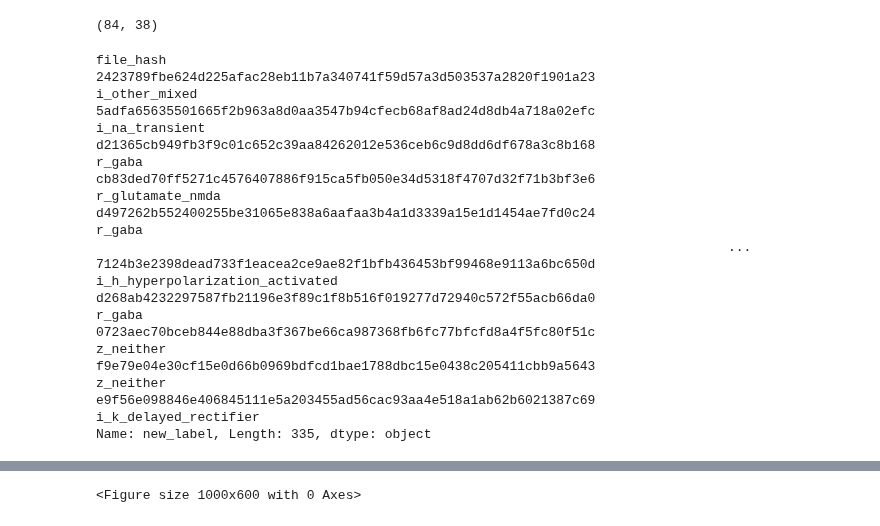
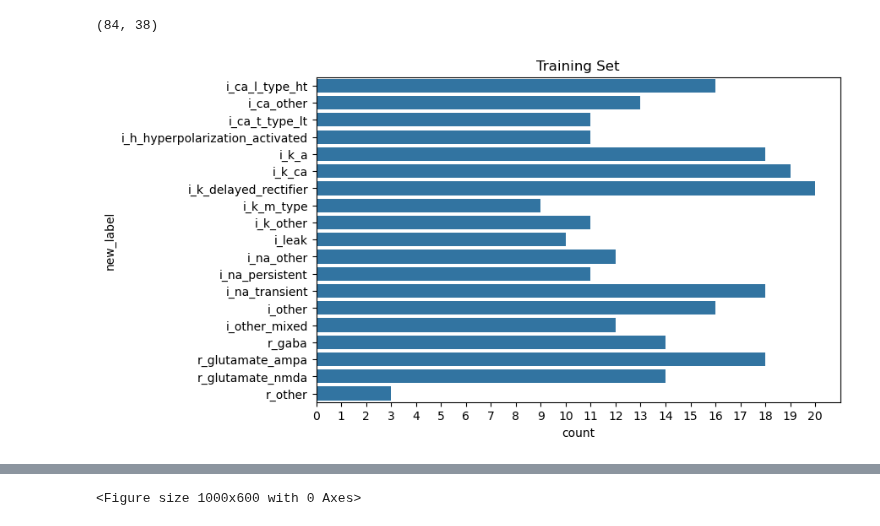
Before and after one commit to innacohen/mod-annotation, a Jupyter notebook: code/pipeline.ipynb, the cells around one changed output, grey strips where cells are left out. Cells and saved outputs as stored; diff of their text form; code cells hidden in the pictures.

```diff
--- a/code/pipeline.ipynb
+++ b/code/pipeline.ipynb
@@ -887,19 +891,24 @@ df_train.shape
 df_test.shape
 # %% [output]
 (84, 38)
+# %%
+subtypes = df_train[df_train["new_label"] != "z_neither"]
 # %%
-df_train["new_label"]
+# Sort the DataFrame by 'new_label' in alphabetical order
+subtypes = subtypes.sort_values(by='new_label')
+
+# Create a count plot with different colors
+plt.figure(figsize=(8, 5))
+ax = sns.countplot(y='new_label', data=subtypes, order=subtypes['new_label'].unique())
+
+# Ensure only whole numbers appear on the x-axis
+max_count = subtypes['new_label'].value_counts().max()  # Get max count for setting x-ticks
+ax.set_xticks(np.arange(0, max_count + 1, 1))  # Set integer x-ticks
+
+# Add a title
+plt.title('Training Set')
+
+# Show the plot
+plt.show()
 # %% [output]
-file_hash
-2423789fbe624d225afac28eb11b7a340741f59d57a3d503537a2820f1901a23                      i_other_mixed
-5adfa65635501665f2b963a8d0aa3547b94cfecb68af8ad24d8db4a718a02efc                     i_na_transient
-d21365cb949fb3f9c01c652c39aa84262012e536ceb6c9d8dd6df678a3c8b168                             r_gaba
-cb83ded70ff5271c4576407886f915ca5fb050e34d5318f4707d32f71b3bf3e6                   r_glutamate_nmda
-d497262b552400255be31065e838a6aafaa3b4a1d3339a15e1d1454ae7fd0c24                             r_gaba
-                                                                                 ...
-7124b3e2398dead733f1eacea2ce9ae82f1bfb436453bf99468e9113a6bc650d    i_h_hyperpolarization_activated
-d268ab4232297587fb21196e3f89c1f8b516f019277d72940c572f55acb66da0                             r_gaba
-0723aec70bceb844e88dba3f367be66ca987368fb6fc77bfcfd8a4f5fc80f51c                          z_neither
-f9e79e04e30cf15e0d66b0969bdfcd1bae1788dbc15e0438c205411cbb9a5643                          z_neither
-e9f56e098846e406845111e5a203455ad56cac93aa4e518a1ab62b6021387c69              i_k_delayed_rectifier
-Name: new_label, Length: 335, dtype: object
+[figure, added]
```
Also changed, not shown: parts of 4 cells of this notebook.
